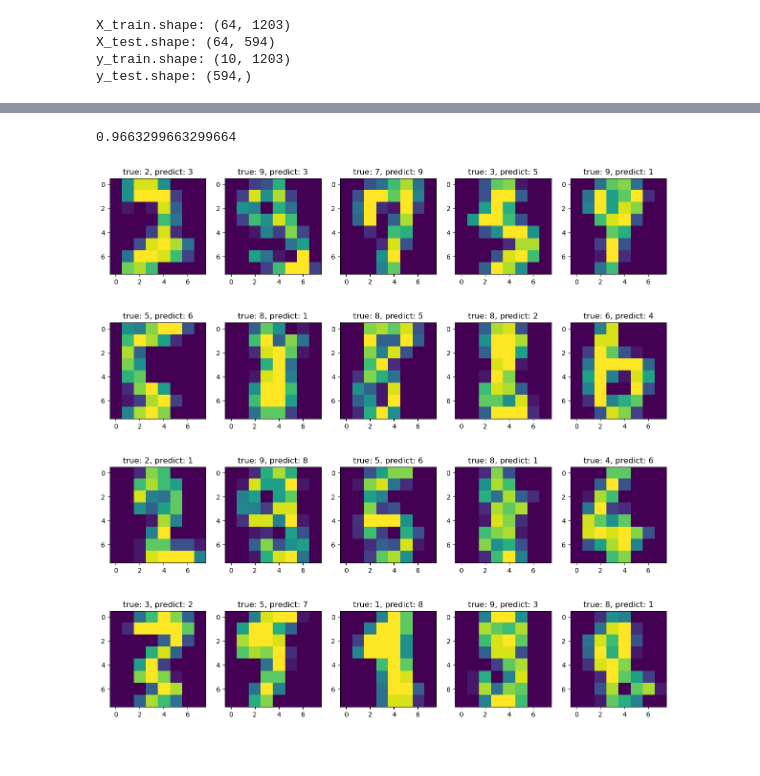
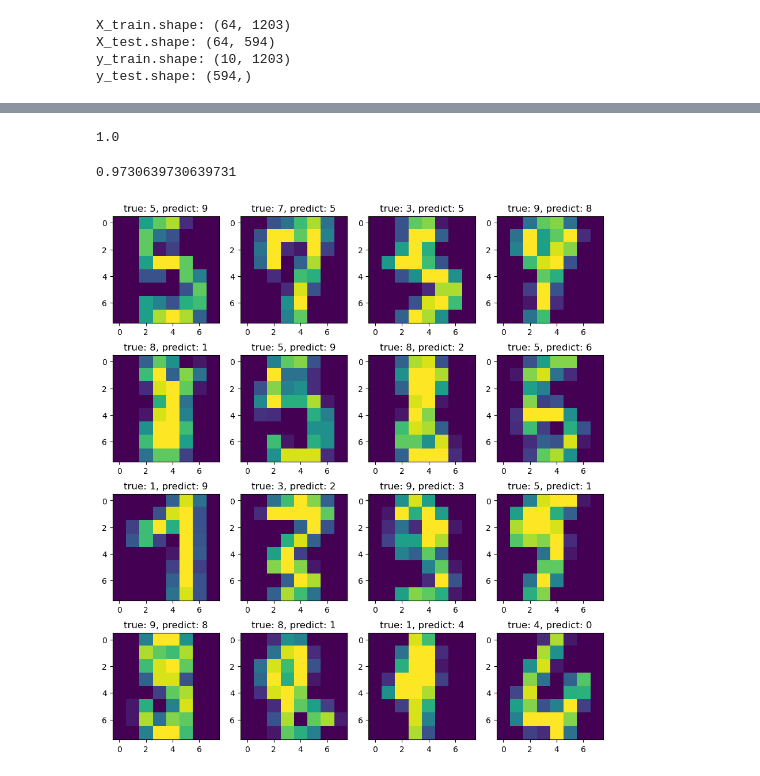
Before and after one commit to VahidTheOnly/NeuralNet-Regression-Classification, a Jupyter notebook: multi_layer_nn.ipynb, the cells around one changed output, grey strips where cells are left out. Saved outputs shown, nothing was run; the diff lists cells and outputs as text; code cells hidden in the pictures.

Commit message:
auto_subplot

```diff
--- a/multi_layer_nn.ipynb
+++ b/multi_layer_nn.ipynb
@@ -89,12 +92,12 @@ def nn_model(X, y, layer_dims, epochs, learning_rate, print_cost=True):
         params = gradiant_descent(params, grads, learning_rate)
     return params
 # %%
-LEARNING_RATE = 0.005
-EPOCHS = 1000
+LEARNING_RATE = 0.0075
+EPOCHS = 2000
 LAYER_DIMS = [
     X_train.shape[0],       # input size
     32,                     # hidden_layer_1
-    16,                     # hidden_layer_2
+    24,                     # hidden_layer_2
     y_train.shape[0]        # output neurons
 ]
 params = nn_model(X_train, y_train, LAYER_DIMS, EPOCHS, LEARNING_RATE, print_cost=True)
@@ -143,14 +157,32 @@ weighted avg       0.97      0.97      0.97       594
+# %%
+y_pred_train = predict(X_train, params)
+accuracy_score(y_train.argmax(axis=0), y_pred_train)
+# %% [output]
+1.0
 # %%
 accuracy_score(y_test, y_pred)
 # %% [output]
-0.9663299663299664
+0.9730639730639731
+# %%
+def find_closest_factors(number):
+    a = int(np.sqrt(number))
+    b = a
+    while (c := a*b) != number:
+        if c < number:
+            b += 1
+        else:
+            a -= 1
+    return a, b
+# %%
+num = np.sum(y_test != y_pred)
+a, b = find_closest_factors(num)
 # %%
 true_lable = y_test[y_test != y_pred]
 predicted_lable = y_pred[y_test != y_pred]
 # %%
-fig, axs = plt.subplots(4, 5, figsize=(15, 15))
+fig, axs = plt.subplots(a, b, figsize=(b*2.75, a*3))
 for i, ax in enumerate(axs.flat):
     ax.imshow(X_test[:, y_test != y_pred][:, i].reshape(8, 8))
     ax.set_title(f'true: {true_lable[i]}, predict: {predicted_lable[i]}')
 # %% [output]
-[figure, old version]
+[figure, new version]
```
Also changed, not shown: parts of 3 cells of this notebook.
